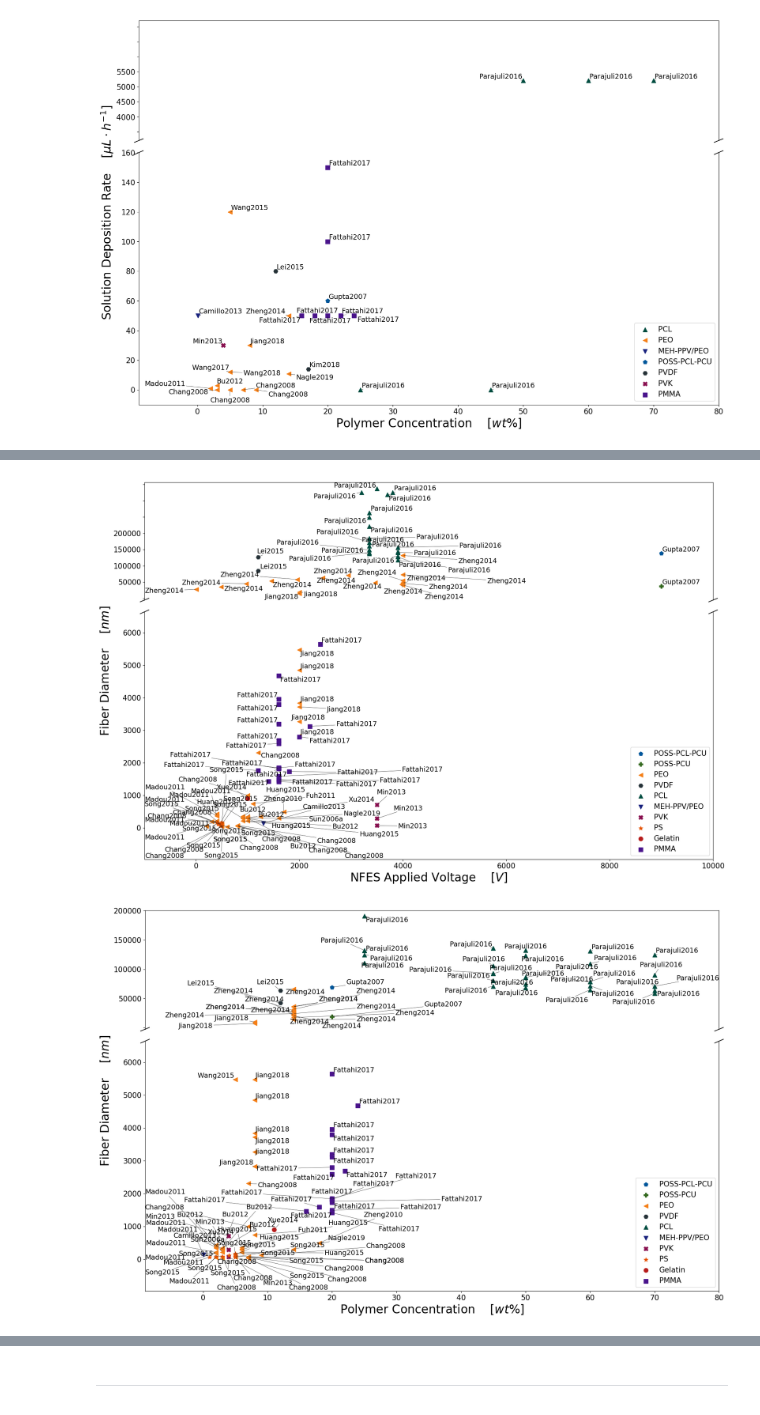
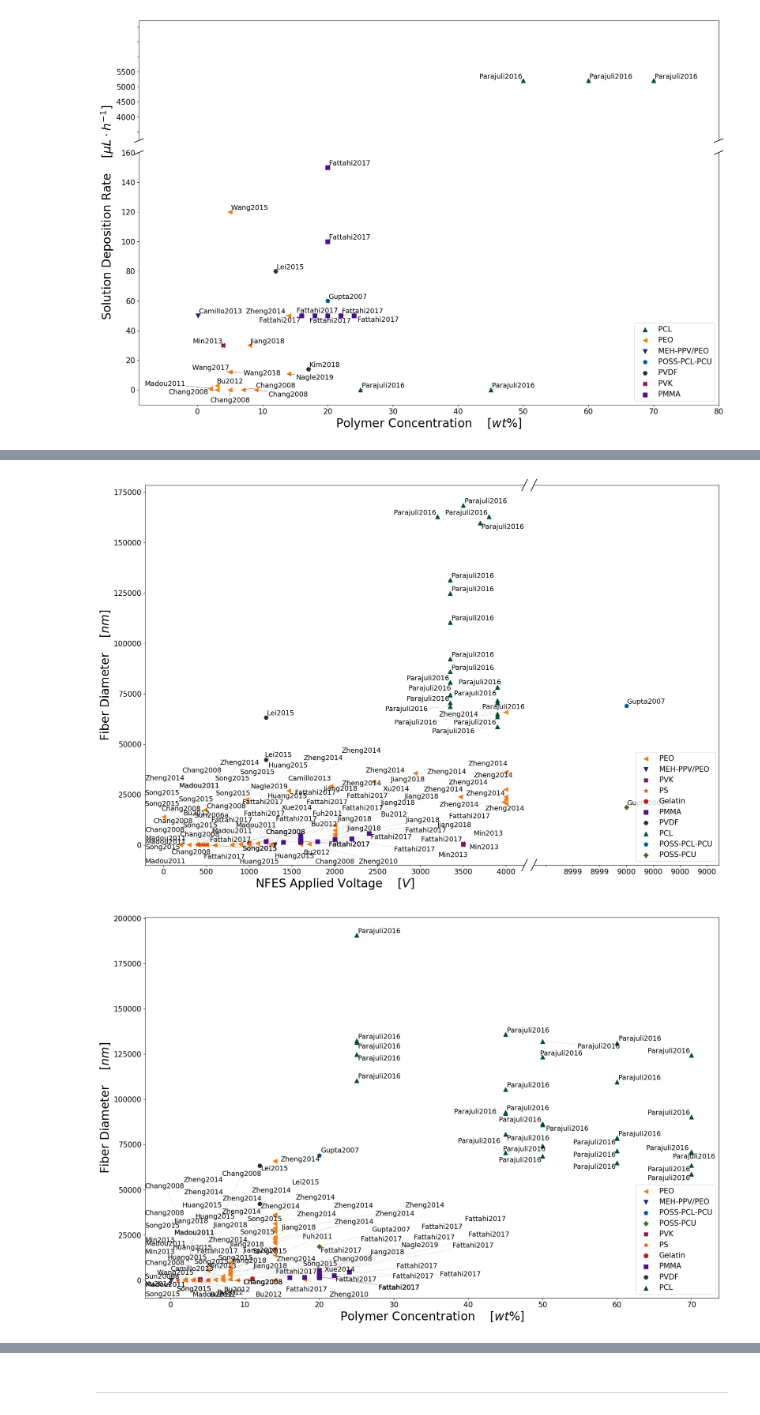
Before and after one commit to KiraSensei13/MNT_ITESM_Thesis, a Jupyter notebook: NFES_Review/_jupyterPlots/NFES_ReviewPaper.ipynb, the cells around one changed output, grey strips where cells are left out. Cells and saved outputs as stored; diff of their text form; code cells hidden in the pictures.

Commit message:
plots with no axis breaks

```diff
--- a/NFES_Review/_jupyterPlots/NFES_ReviewPaper.ipynb
+++ b/NFES_Review/_jupyterPlots/NFES_ReviewPaper.ipynb
@@ -428,8 +428,10 @@ def scatterPlot_breakAxis(x_str, x_units, y_str, y_units, df, df_x, breakXlim=No
         handles1, labels1 = ax1.get_legend_handles_labels();
         lgd = dict(zip(labels0+labels1, handles0+handles1));
 
-        plt.xlabel(x_str + '    ' + x_units, fontsize=24);
-        plt.ylabel(y_str + '    ' + y_units, fontsize=24);
+        ax0.set_xlabel(x_str + '    ' + x_units, fontsize=24);
+        ax0.set_ylabel(y_str + '    ' + y_units, fontsize=24);
+#         plt.xlabel(x_str + '    ' + x_units, fontsize=24);
+#         plt.ylabel(y_str + '    ' + y_units, fontsize=24);
 
     elif (breakXlim != None and breakYlim != None): #break both axes
         # Implement a 3rows-3columns grid to plot an "axis break"
@@ -903,21 +905,21 @@ scatterPlot_breakAxis(x_str, x_units, y_str, y_units, df, df_x, breakXlim, break
 # %%
 x_str = 'NFES Applied Voltage'; x_units = r'$[V]$';
 y_str = 'Fiber Diameter'; y_units = r'$[nm]$';
-breakXlim = None;
-breakYlim = 6000;
+breakXlim = 6000;
+breakYlim = None;
 legPos = 'lower right';
 scatterPlot_breakAxis(x_str, x_units, y_str, y_units, df, df_x, breakXlim, breakYlim, legPos);
 # %% [output]
-[figure, old version]
+[figure, new version]
 # %%
 x_str = 'Polymer Concentration'; x_units = r'$[wt\%]$';
 y_str = 'Fiber Diameter'; y_units = r'$[nm]$';
 breakXlim = None;
-breakYlim = 6000;
+breakYlim = None;
 legPos = 'lower right';
 scatterPlot_breakAxis(x_str, x_units, y_str, y_units, df, df_x, breakXlim, breakYlim, legPos);
 # %% [output]
-[figure, old version]
+[figure, new version]
 # %%
 x_str = 'Nozzle Diameter'; x_units = r'$[\mu m]$';
 y_str = 'Fiber Diameter'; y_units = r'$[nm]$';
```
Also changed, not shown: parts of 5 cells of this notebook, 8 other files.
